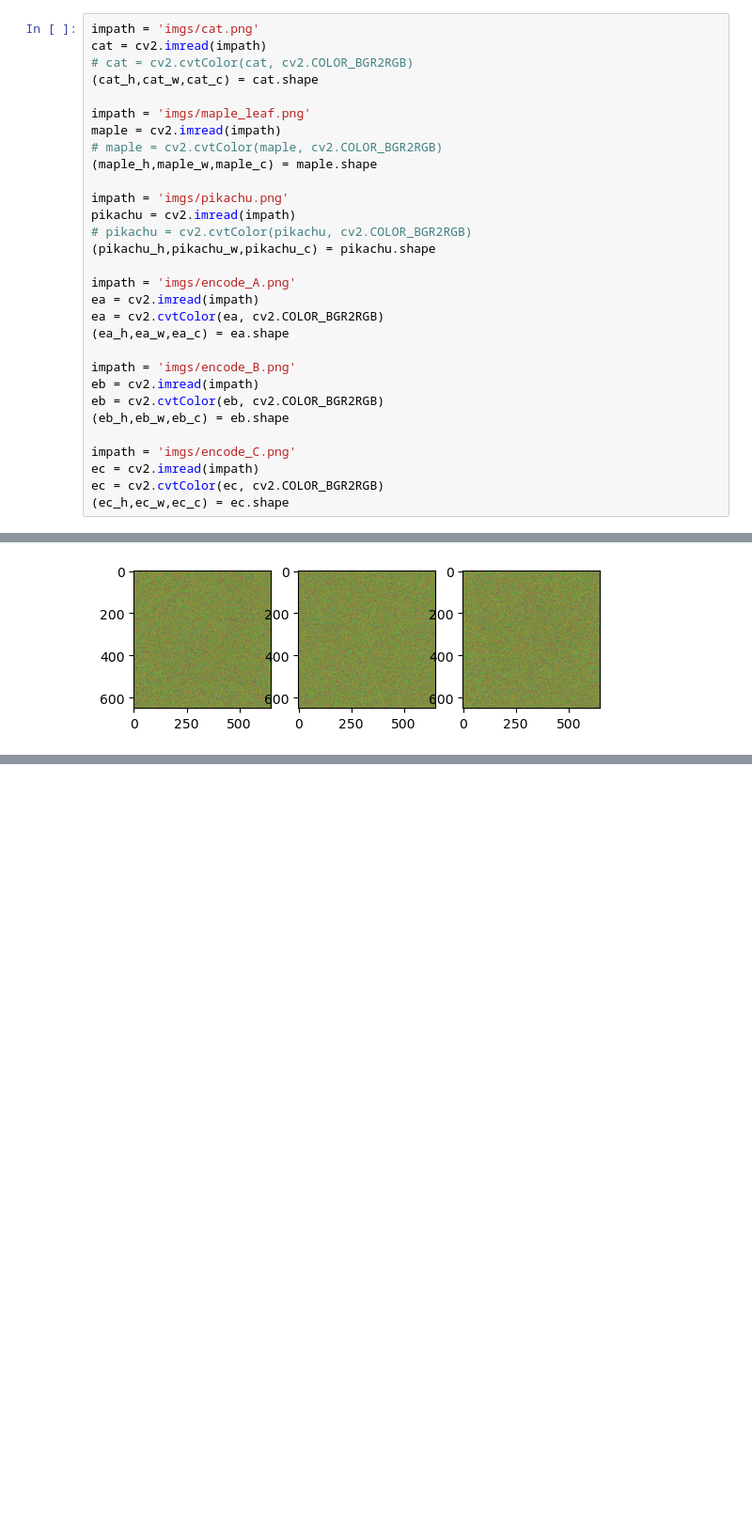
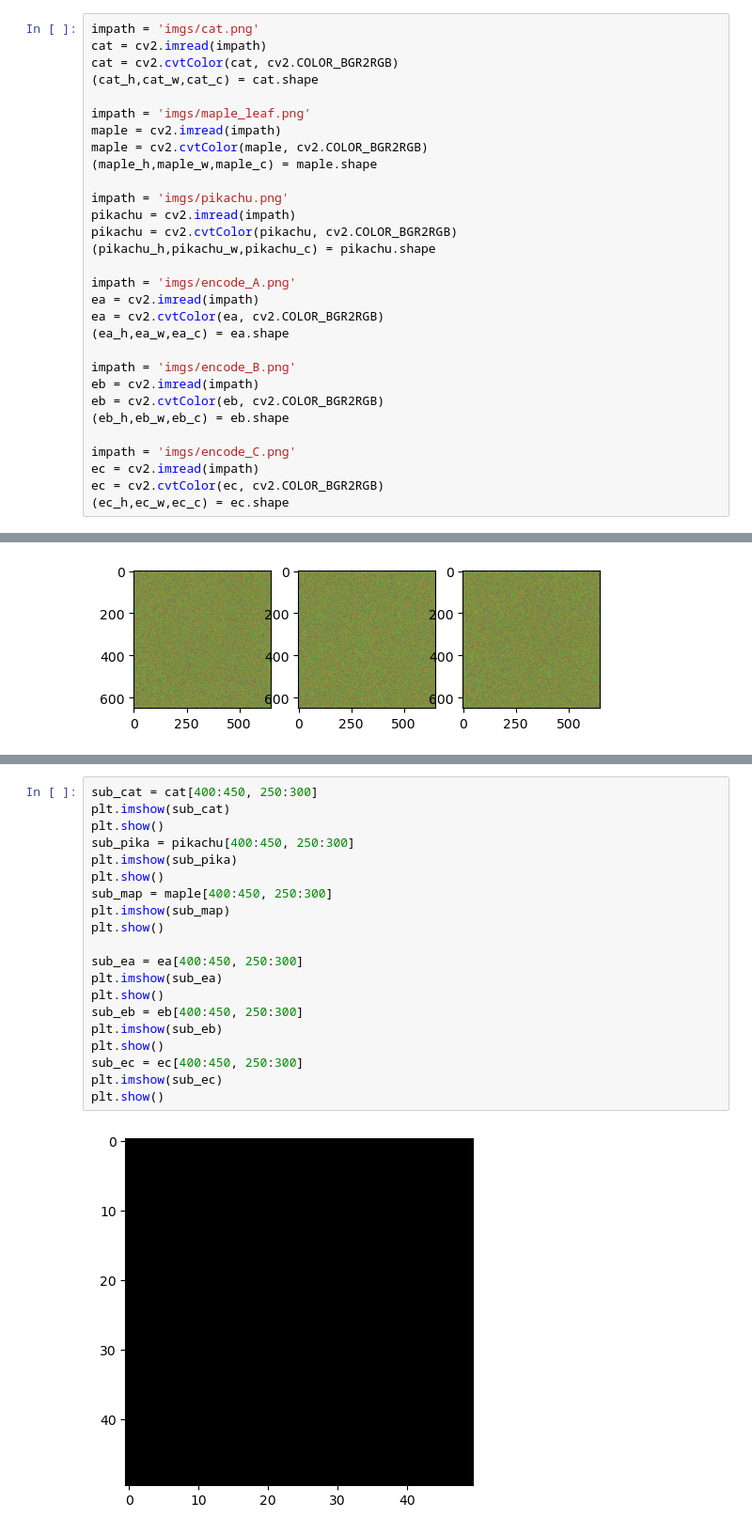
Before and after one commit to chrjohnson26/CS153, a Jupyter notebook: src/Assignment_4/A4.ipynb, the cells around one changed output, grey strips where cells are left out. Shown at 94% size. Cells and saved outputs as stored; diff of their text form; blank space fills up the shorter version.

```diff
--- a/src/Assignment_4/A4.ipynb
+++ b/src/Assignment_4/A4.ipynb
@@ -7,17 +7,17 @@ import cv2
 # %%
 impath = 'imgs/cat.png'
 cat = cv2.imread(impath)
-# cat = cv2.cvtColor(cat, cv2.COLOR_BGR2RGB)
+cat = cv2.cvtColor(cat, cv2.COLOR_BGR2RGB)
 (cat_h,cat_w,cat_c) = cat.shape
 
 impath = 'imgs/maple_leaf.png'
 maple = cv2.imread(impath)
-# maple = cv2.cvtColor(maple, cv2.COLOR_BGR2RGB)
+maple = cv2.cvtColor(maple, cv2.COLOR_BGR2RGB)
 (maple_h,maple_w,maple_c) = maple.shape
 
 impath = 'imgs/pikachu.png'
 pikachu = cv2.imread(impath)
-# pikachu = cv2.cvtColor(pikachu, cv2.COLOR_BGR2RGB)
+pikachu = cv2.cvtColor(pikachu, cv2.COLOR_BGR2RGB)
 (pikachu_h,pikachu_w,pikachu_c) = pikachu.shape
 
 impath = 'imgs/encode_A.png'
@@ -82,0 +57,22 @@ Clipping input data to the valid range for imshow with RGB data ([0..1] for floa
+# %%
+sub_cat = cat[400:450, 250:300]
+plt.imshow(sub_cat)
+plt.show()
+sub_pika = pikachu[400:450, 250:300]
+plt.imshow(sub_pika)
+plt.show()
+sub_map = maple[400:450, 250:300]
+plt.imshow(sub_map)
+plt.show()
+
+sub_ea = ea[400:450, 250:300]
+plt.imshow(sub_ea)
+plt.show()
+sub_eb = eb[400:450, 250:300]
+plt.imshow(sub_eb)
+plt.show()
+sub_ec = ec[400:450, 250:300]
+plt.imshow(sub_ec)
+plt.show()
+# %% [output]
+[figure, added]
```
Also changed, not shown: parts of 7 cells of this notebook.
